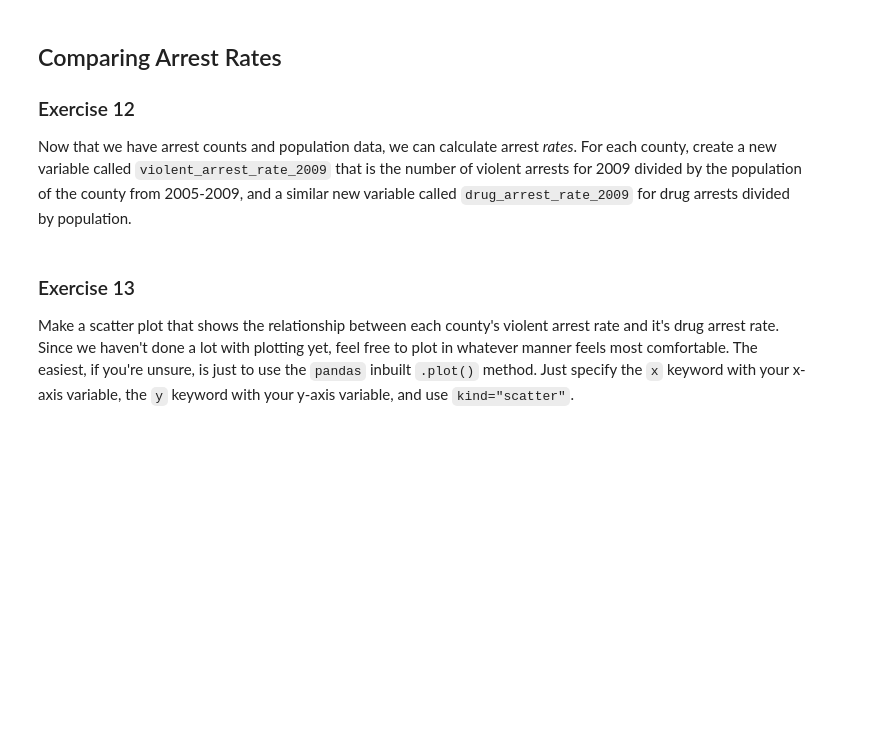
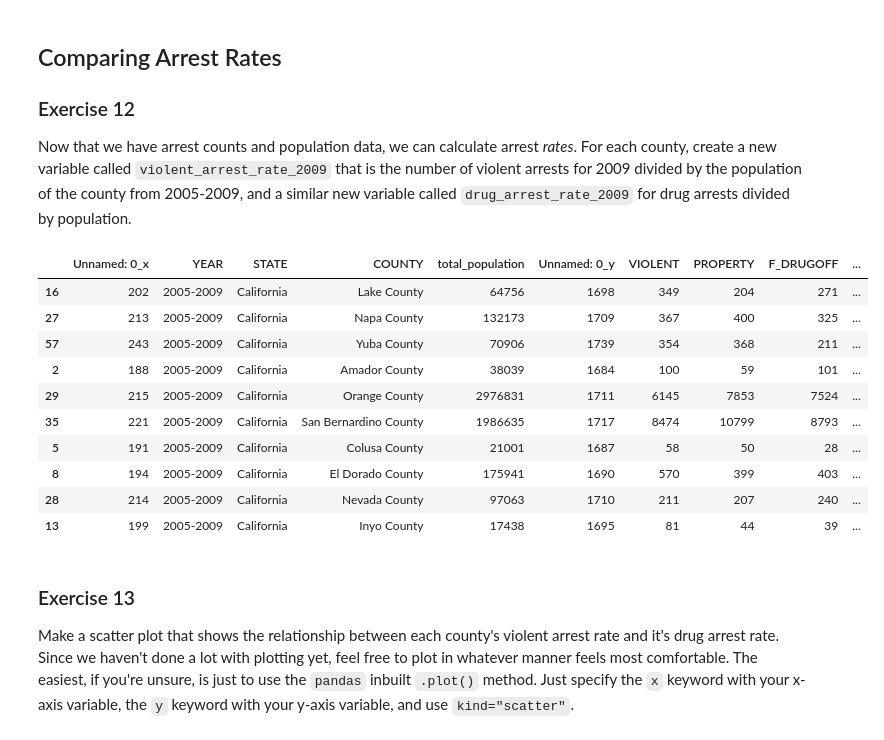
Before and after one commit to TeaTafaj/Merging-PDS, a Jupyter notebook: exercise_merging.ipynb, the cells around one changed output. Saved outputs shown, nothing was run; the diff lists cells and outputs as text; code cells hidden in the pictures; blank space fills up the shorter version.

```diff
--- a/exercise_merging.ipynb
+++ b/exercise_merging.ipynb
@@ -455,6 +471,24 @@ You *should* be able to get to the point that all counties in our arrest data me
 ### Exercise 12
 
 Now that we have arrest counts and population data, we can calculate arrest *rates*. For each county, create a new variable called `violent_arrest_rate_2009` that is the number of violent arrests for 2009 divided by the population of the county from 2005-2009, and a similar new variable called `drug_arrest_rate_2009` for drug arrests divided by population.
+# %%
+merged['violent_arrest_rate_2009'] = merged['VIOLENT'] / merged['total_population']
+
+merged['drug_arrest_rate_2009'] = merged['F_DRUGOFF'] / merged['total_population']
+
+merged.sample(10)
+# %% [output]
+|  | Unnamed: 0_x | YEAR | STATE | COUNTY | total_population | Unnamed: 0_y | VIOLENT | PROPERTY | F_DRUGOFF | ... |
+| 16 | 202 | 2005-2009 | California | Lake County | 64756 | 1698 | 349 | 204 | 271 | ... |
+| 27 | 213 | 2005-2009 | California | Napa County | 132173 | 1709 | 367 | 400 | 325 | ... |
+| 57 | 243 | 2005-2009 | California | Yuba County | 70906 | 1739 | 354 | 368 | 211 | ... |
+| 2 | 188 | 2005-2009 | California | Amador County | 38039 | 1684 | 100 | 59 | 101 | ... |
+| 29 | 215 | 2005-2009 | California | Orange County | 2976831 | 1711 | 6145 | 7853 | 7524 | ... |
+| 35 | 221 | 2005-2009 | California | San Bernardino County | 1986635 | 1717 | 8474 | 10799 | 8793 | ... |
+| 5 | 191 | 2005-2009 | California | Colusa County | 21001 | 1687 | 58 | 50 | 28 | ... |
+| 8 | 194 | 2005-2009 | California | El Dorado County | 175941 | 1690 | 570 | 399 | 403 | ... |
+| 28 | 214 | 2005-2009 | California | Nevada County | 97063 | 1710 | 211 | 207 | 240 | ... |
+| 13 | 199 | 2005-2009 | California | Inyo County | 17438 | 1695 | 81 | 44 | 39 | ... |
 # %% [markdown]
 ### Exercise 13
 
```
Also changed, not shown: parts of 16 cells of this notebook.
